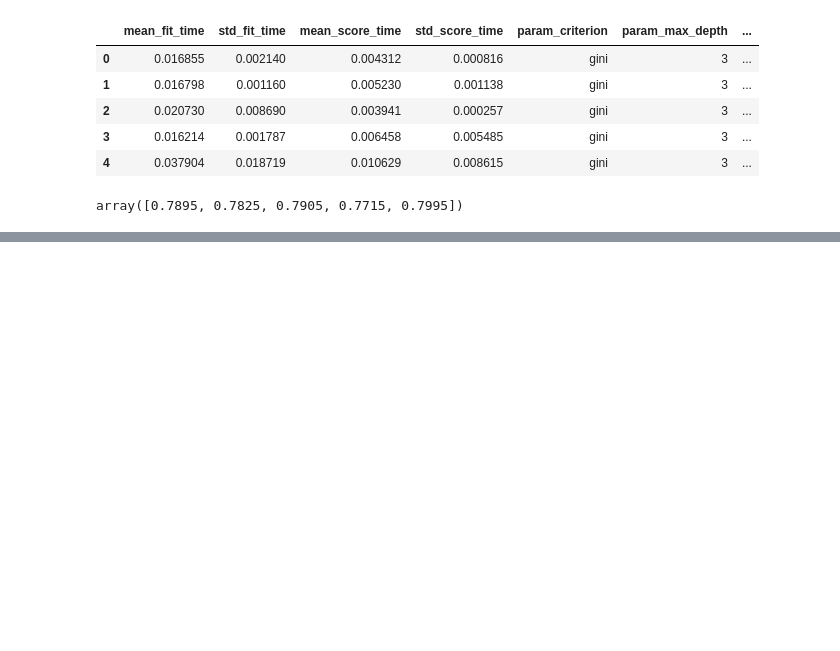
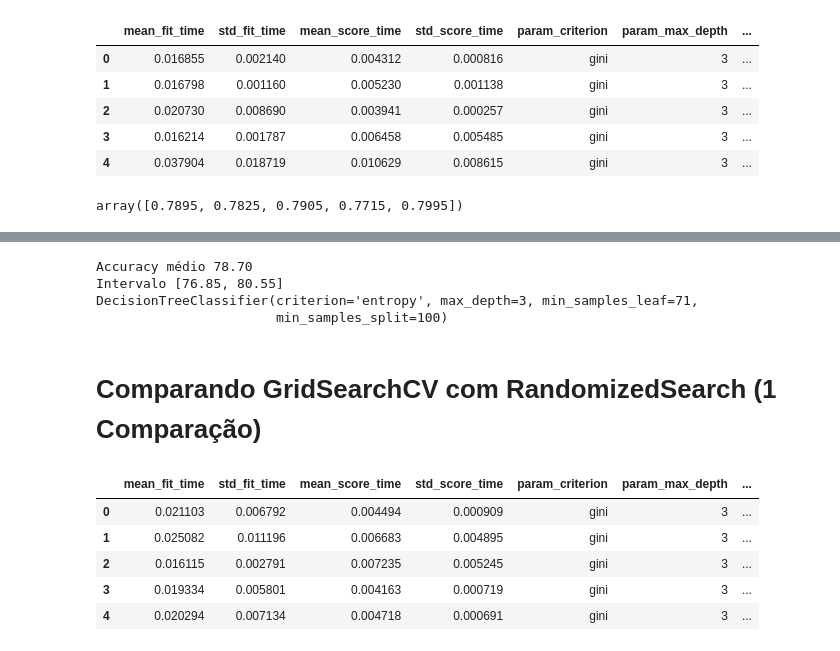
Before and after one commit to OseiasBeu/Data-Science, a Jupyter notebook: ValidandoModelos/Introdução_a_Machine_Learning_Otimização.ipynb, the cells around one changed output, grey strips where cells are left out. Saved outputs shown, nothing was run; the diff lists cells and outputs as text; code cells hidden in the pictures; blank space fills up the shorter version.

```diff
--- a/ValidandoModelos/Introdução_a_Machine_Learning_Otimização.ipynb
+++ b/ValidandoModelos/Introdução_a_Machine_Learning_Otimização.ipynb
@@ -693,0 +761,38 @@ graph
+# %%
+scores = cross_val_score(busca, x_azar, y_azar, cv = KFold(n_splits=5, shuffle=True))
+imprime_score(scores)
+melhor = busca.best_estimator_
+print(melhor)
+# %% [output]
+Accuracy médio 78.70
+Intervalo [76.85, 80.55]
+DecisionTreeClassifier(criterion='entropy', max_depth=3, min_samples_leaf=71,
+                       min_samples_split=100)
+# %% [markdown]
+# Comparando GridSearchCV com RandomizedSearch (1 Comparação)
+# %%
+SEED=301
+np.random.seed(SEED)
+
+espaco_de_parametros = {
+    "max_depth" : [3, 5],
+    "min_samples_split": [32, 64, 128],
+    "min_samples_leaf": [32, 64, 128],
+    "criterion": ["gini", "entropy"]
+
+}
+
+busca = GridSearchCV(DecisionTreeClassifier(),
+                    espaco_de_parametros,
+                    cv = KFold(n_splits = 5, shuffle=True))
+
+busca.fit(x_azar, y_azar)
+resultados = pd.DataFrame(busca.cv_results_)
+resultados.head()
+# %% [output]
+|  | mean_fit_time | std_fit_time | mean_score_time | std_score_time | param_criterion | param_max_depth | ... |
+| 0 | 0.021103 | 0.006792 | 0.004494 | 0.000909 | gini | 3 | ... |
+| 1 | 0.025082 | 0.011196 | 0.006683 | 0.004895 | gini | 3 | ... |
+| 2 | 0.016115 | 0.002791 | 0.007235 | 0.005245 | gini | 3 | ... |
+| 3 | 0.019334 | 0.005801 | 0.004163 | 0.000719 | gini | 3 | ... |
+| 4 | 0.020294 | 0.007134 | 0.004718 | 0.000691 | gini | 3 | ... |
```
Also changed, not shown: parts of 18 cells of this notebook.
